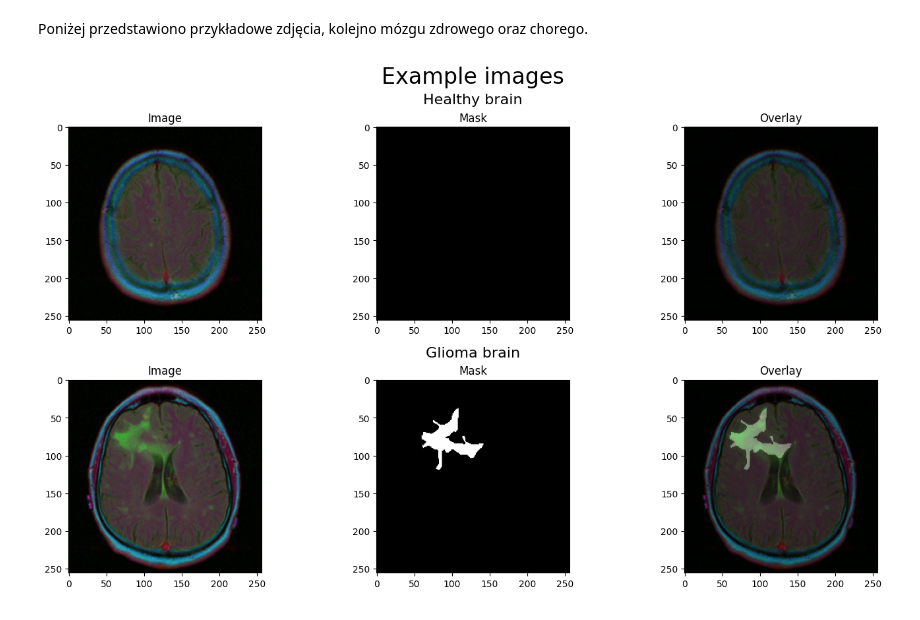
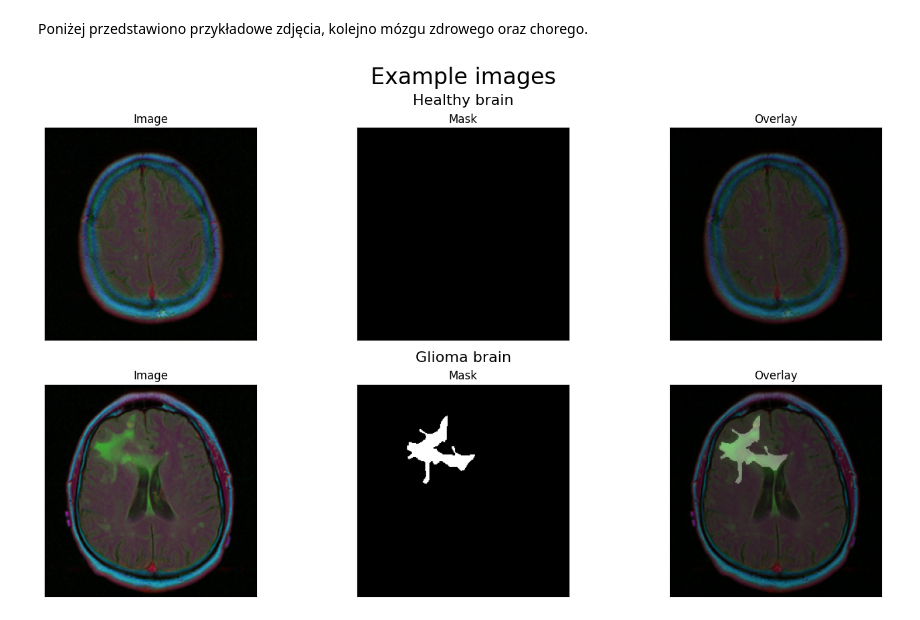
Before and after one commit to Piotr45/brain-mri-segmentation, a Jupyter notebook: brain/brain.ipynb, the cells around one changed output. Drawn from its saved outputs; the diff is of its cells as text; code cells hidden in the pictures.

Commit message:
docs: add output plotting and comments on decisions made

```diff
--- a/brain/brain.ipynb
+++ b/brain/brain.ipynb
@@ -38,34 +44,42 @@ fig = plt.figure(constrained_layout=True, figsize=(14, 8))
 fig.suptitle("Example images", ha="center", fontsize=24, va="top")
 
 subfigs = fig.subfigures(2, 1)
 
 fig1 = subfigs[0]
 fig2 = subfigs[1]
 
 healthy_axes = fig1.subplots(1, 3)
 tumor_axes = fig2.subplots(1, 3)
 
 fig1.suptitle("Healthy brain", ha="center", fontsize=16, va="top")
 
+for ax in healthy_axes:
+    ax.set_xticks([])
+    ax.set_yticks([])
+
+for ax in tumor_axes:
+    ax.set_xticks([])
+    ax.set_yticks([])
+
 healthy_axes[0].title.set_text("Image")
 healthy_axes[0].imshow(healthy_image)
 healthy_axes[1].title.set_text("Mask")
 healthy_axes[1].imshow(healthy_mask)
 healthy_axes[2].title.set_text("Overlay")
 healthy_axes[2].imshow(healthy_mask)
 healthy_axes[2].imshow(healthy_image, alpha=0.7)
 
 fig2.suptitle("Glioma brain", ha="center", fontsize=16, va="top")
 tumor_axes[0].title.set_text("Image")
 tumor_axes[0].imshow(tumor_image)
 tumor_axes[1].title.set_text("Mask")
 tumor_axes[1].imshow(tumor_mask)
 tumor_axes[2].title.set_text("Overlay")
 tumor_axes[2].imshow(tumor_mask)
 tumor_axes[2].imshow(tumor_image, alpha=0.7)
 plt.show()
 # %% [output]
-[figure, old version]
+[figure, new version]
 # %%
 MODELS_DIR_PATH = "../models"
 
```
Also changed, not shown: parts of 14 cells of this notebook, 1 other file.
